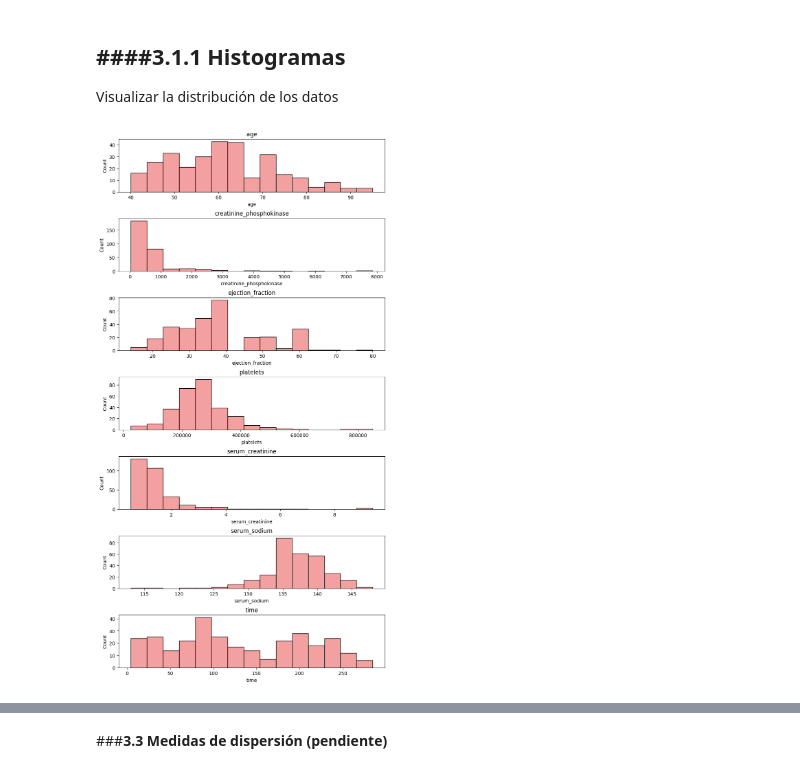
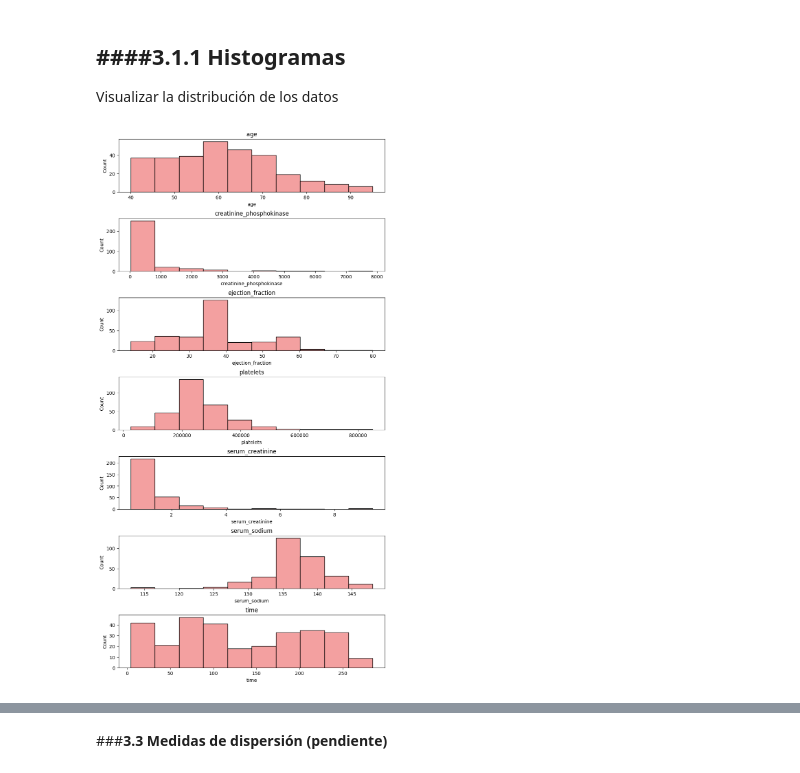
Before and after one commit to Robert-Gomez-AI/HeartFailure, a Jupyter notebook: Fase_2_Entendimiento_de_los_datos.ipynb, the cells around one changed output, grey strips where cells are left out. Drawn from its saved outputs; the diff is of its cells as text; code cells hidden in the pictures.

```diff
--- a/Fase_2_Entendimiento_de_los_datos.ipynb
+++ b/Fase_2_Entendimiento_de_los_datos.ipynb
@@ -231,10 +230,10 @@ Visualizar la distribución de los datos
 # %%
 #Histogramas
 fig, ax = plt.subplots(nrows=7, ncols=1, figsize=(10,20))
 fig.subplots_adjust(hspace=0.5)
 
 for i, columna in enumerate(variables_cuantitativas):
-    sns.histplot(df[columna], bins=15, kde=False, ax=ax[i],color='lightcoral')
+    sns.histplot(df[columna], bins=10, kde=False, ax=ax[i],color='lightcoral')
     ax[i].set_title(columna)
 # %% [output]
-[figure, old version]
+[figure, new version]
```
Also changed, not shown: parts of 10 cells of this notebook.
